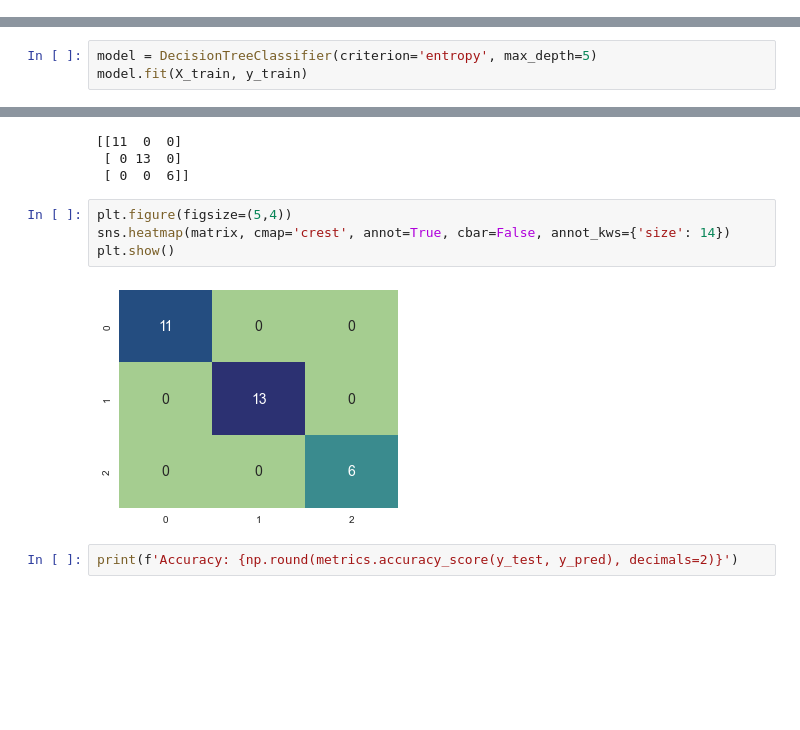
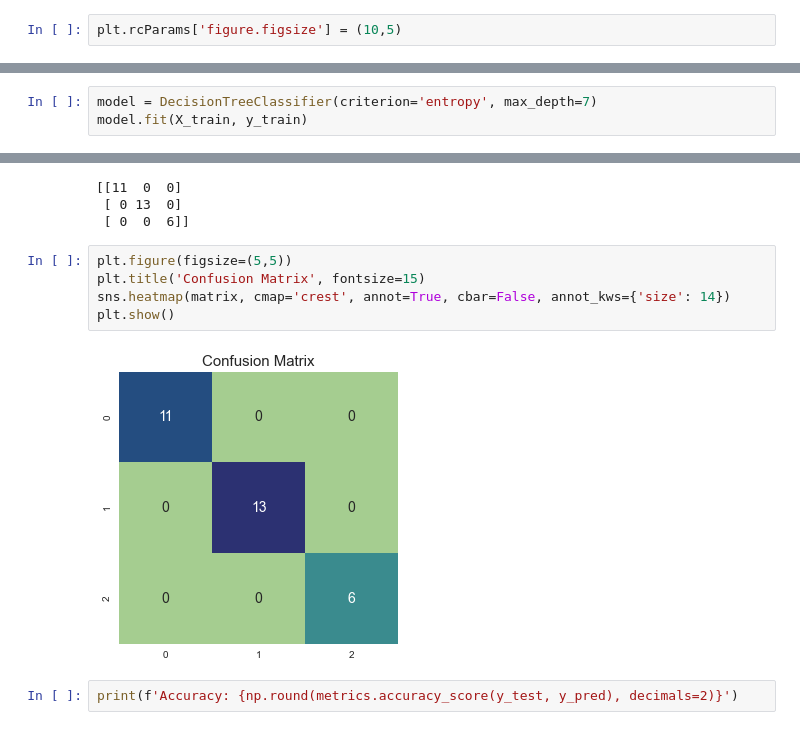
Before and after one commit to sansuthi/LGMVIP-Data-Science, a Jupyter notebook: TASK #6/Task #6 Prediction using Decision Tree Algorithm.ipynb, the cells around one changed output, grey strips where cells are left out. Saved outputs shown, nothing was run; the diff lists cells and outputs as text; blank space fills up the shorter version.

Commit message:
Prediction using Decision Tree Algorithm

```diff
--- a/TASK #6/Task #6 Prediction using Decision Tree Algorithm.ipynb
+++ b/TASK #6/Task #6 Prediction using Decision Tree Algorithm.ipynb
@@ -88,4 +116,6 @@ data.corr()
 # %% [markdown]
 # Visualization
+# %%
+plt.rcParams['figure.figsize'] = (10,5)
 # %%
 # Plotting Distribution of data
@@ -140,6 +187,6 @@ y_train: (120,)         y_test: (30,)
 # %% [markdown]
 ## Modeling & Fitting
 # %%
-model = DecisionTreeClassifier(criterion='entropy', max_depth=5)
+model = DecisionTreeClassifier(criterion='entropy', max_depth=7)
 model.fit(X_train, y_train)
 # %% [output]
@@ -178,11 +225,12 @@ print(matrix)
  [ 0 13  0]
  [ 0  0  6]]
 # %%
-plt.figure(figsize=(5,4))
+plt.figure(figsize=(5,5))
+plt.title('Confusion Matrix', fontsize=15)
 sns.heatmap(matrix, cmap='crest', annot=True, cbar=False, annot_kws={'size': 14})
 plt.show()
 # %% [output]
-[figure, old version]
+[figure, new version]
 # %%
 print(f'Accuracy: {np.round(metrics.accuracy_score(y_test, y_pred), decimals=2)}')
 # %% [output]
```
Also changed, not shown: parts of 16 cells of this notebook.
